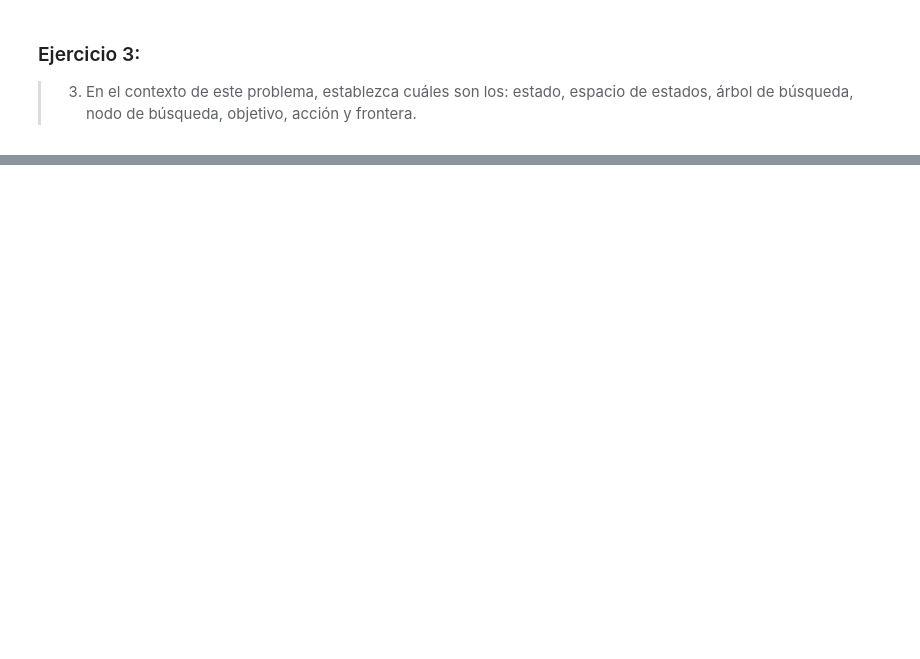
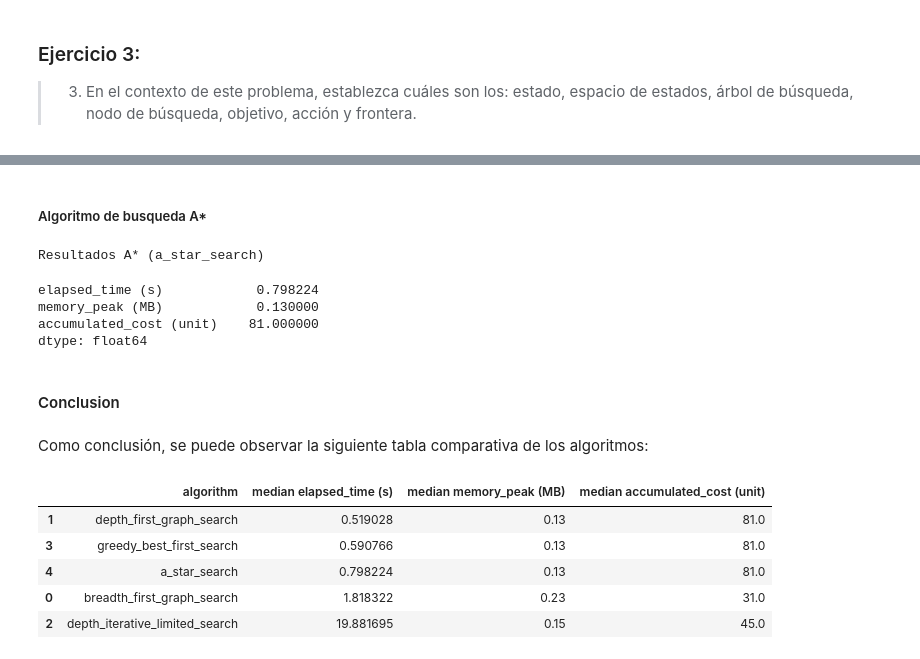
Before and after one commit to brunomaso1/uba-ceia, a Jupyter notebook: ceia-ia/practico/trabajo_practico_1/Trabajo practico 1 - Solucion.ipynb, the cells around one changed output, grey strips where cells are left out. Saved outputs shown, nothing was run; the diff lists cells and outputs as text; code cells hidden in the pictures; blank space fills up the shorter version.

```diff
--- a/ceia-ia/practico/trabajo_practico_1/Trabajo practico 1 - Solucion.ipynb
+++ b/ceia-ia/practico/trabajo_practico_1/Trabajo practico 1 - Solucion.ipynb
@@ -56,0 +414,8 @@ Las propiedades del ambiente de trabajo para este problema se especifica en las
+# %%
+results = []
+for i in range(num_iterations):
+    results.append(iteration(depth_first_graph_search))
+
+results = pd.DataFrame(results, columns=["elapsed_time (s)", "memory_peak (MB)", "accumulated_cost (unit)"])
+# Agrego los resultados al total
+algorithmsdf.loc[len(algorithmsdf)] = ["depth_first_graph_search"] + results.median().values.tolist()
@@ -56,0 +433,8 @@ Las propiedades del ambiente de trabajo para este problema se especifica en las
+# %%
+results = []
+for i in range(num_iterations):
+    results.append(iteration(depth_iterative_limited_search))
+
+results = pd.DataFrame(results, columns=["elapsed_time (s)", "memory_peak (MB)", "accumulated_cost (unit)"])
+# Agrego los resultados al total
+algorithmsdf.loc[len(algorithmsdf)] = ["depth_iterative_limited_search"] + results.median().values.tolist()
@@ -56,0 +452,8 @@ Las propiedades del ambiente de trabajo para este problema se especifica en las
+# %%
+results = []
+for i in range(num_iterations):
+    results.append(iteration(greedy_best_first_search))
+
+results = pd.DataFrame(results, columns=["elapsed_time (s)", "memory_peak (MB)", "accumulated_cost (unit)"])
+# Agrego los resultados al total
+algorithmsdf.loc[len(algorithmsdf)] = ["greedy_best_first_search"] + results.median().values.tolist()
@@ -56,0 +469,32 @@ Las propiedades del ambiente de trabajo para este problema se especifica en las
+# %% [markdown]
+##### Algoritmo de busqueda A*
+# %%
+results = []
+for i in range(num_iterations):
+    results.append(iteration(a_star_search))
+
+results = pd.DataFrame(results, columns=["elapsed_time (s)", "memory_peak (MB)", "accumulated_cost (unit)"])
+# Agrego los resultados al total
+algorithmsdf.loc[len(algorithmsdf)] = ["a_star_search"] + results.median().values.tolist()
+# %%
+print("Resultados A* (a_star_search)")
+results.median()
+# %% [output]
+Resultados A* (a_star_search)
+elapsed_time (s)            0.798224
+memory_peak (MB)            0.130000
+accumulated_cost (unit)    81.000000
+dtype: float64
+# %% [markdown]
+#### Conclusion
+# %% [markdown]
+Como conclusión, se puede observar la siguiente tabla comparativa de los algoritmos:
+# %%
+algorithmsdf.sort_values(by=["median elapsed_time (s)"], ascending=True)
+# %% [output]
+|  | algorithm | median elapsed_time (s) | median memory_peak (MB) | median accumulated_cost (unit) |
+| 1 | depth_first_graph_search | 0.519028 | 0.13 | 81.0 |
+| 3 | greedy_best_first_search | 0.590766 | 0.13 | 81.0 |
+| 4 | a_star_search | 0.798224 | 0.13 | 81.0 |
+| 0 | breadth_first_graph_search | 1.818322 | 0.23 | 31.0 |
+| 2 | depth_iterative_limited_search | 19.881695 | 0.15 | 45.0 |
```
Also changed, not shown: parts of 43 cells of this notebook, 9 other files.
